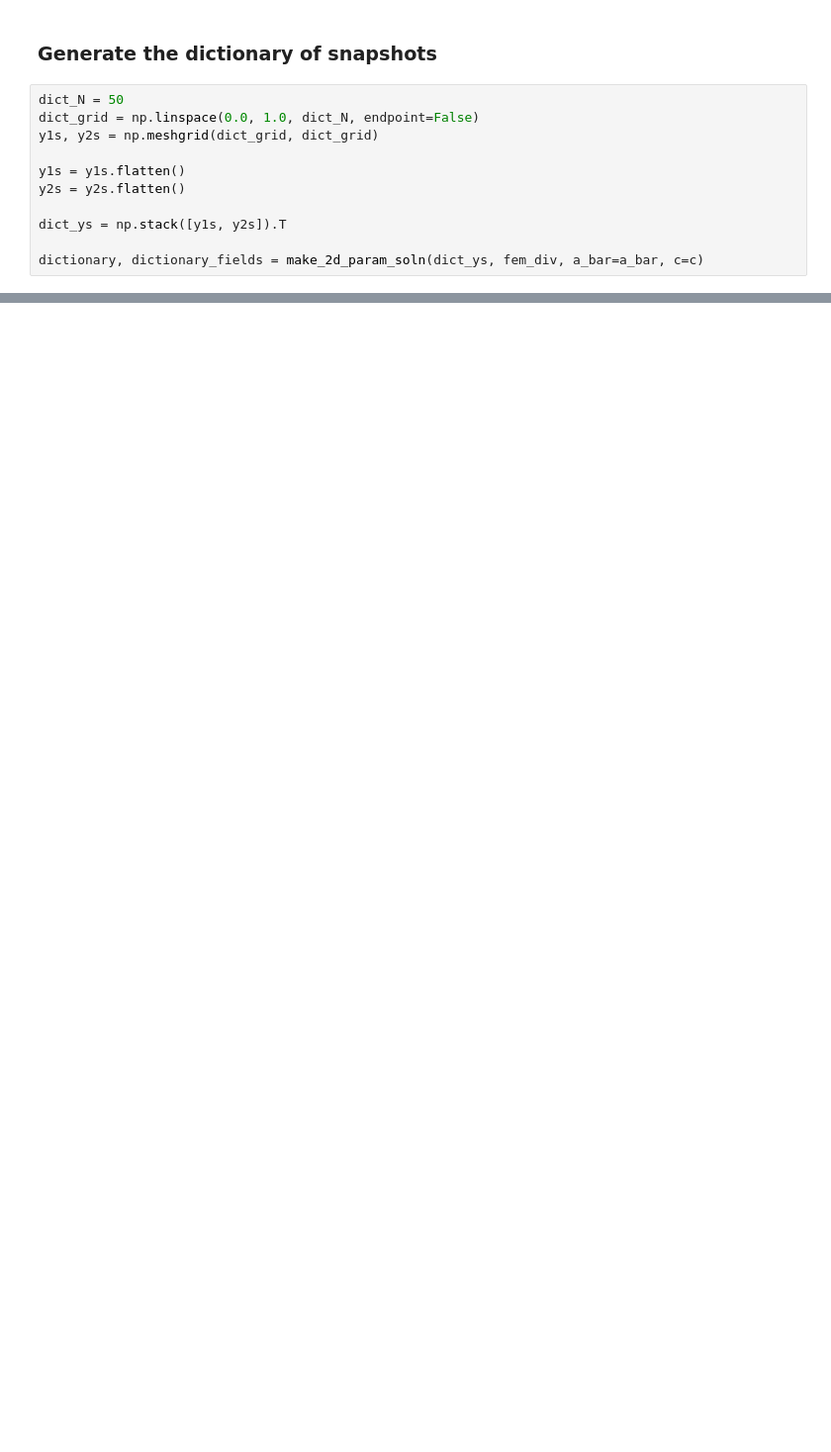
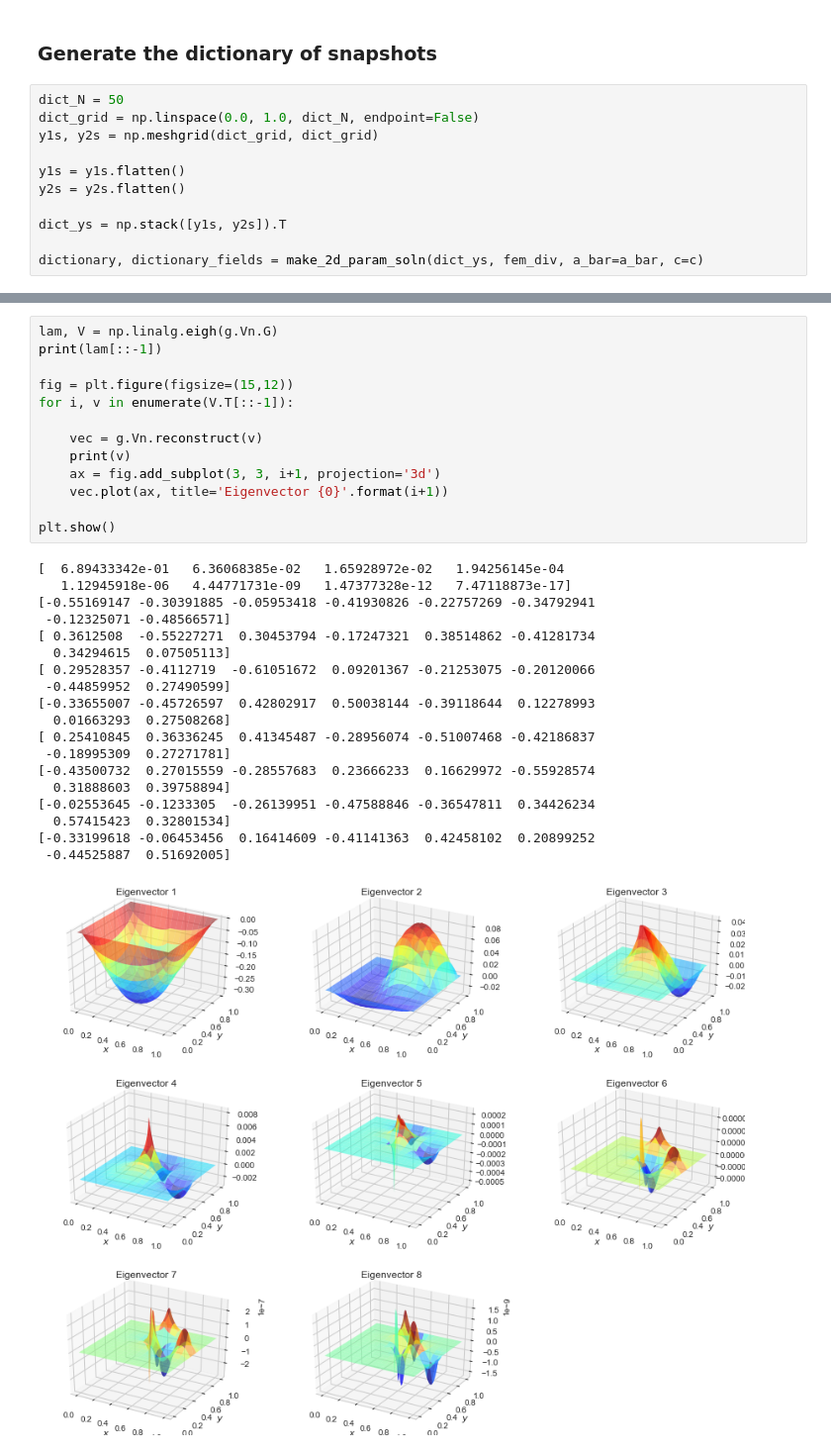
Before and after one commit to james-nichols/pyApproxTools, a Jupyter notebook: notebooks/greedy_Vn/04_greedy_2d_manifold_L_shaped.ipynb, the cells around one changed output, grey strips where cells are left out. Shown at 99% size. Cells and saved outputs as stored; diff of their text form; blank space fills up the shorter version.

```diff
--- a/notebooks/greedy_Vn/04_greedy_2d_manifold_L_shaped.ipynb
+++ b/notebooks/greedy_Vn/04_greedy_2d_manifold_L_shaped.ipynb
@@ -297,0 +227,33 @@ plt.show()
+# %%
+lam, V = np.linalg.eigh(g.Vn.G)
+print(lam[::-1])
+
+fig = plt.figure(figsize=(15,12))
+for i, v in enumerate(V.T[::-1]):
+
+    vec = g.Vn.reconstruct(v)
+    print(v)
+    ax = fig.add_subplot(3, 3, i+1, projection='3d')
+    vec.plot(ax, title='Eigenvector {0}'.format(i+1))
+
+plt.show()
+# %% [output]
+[  6.89433342e-01   6.36068385e-02   1.65928972e-02   1.94256145e-04
+   1.12945918e-06   4.44771731e-09   1.47377328e-12   7.47118873e-17]
+[-0.55169147 -0.30391885 -0.05953418 -0.41930826 -0.22757269 -0.34792941
+ -0.12325071 -0.48566571]
+[ 0.3612508  -0.55227271  0.30453794 -0.17247321  0.38514862 -0.41281734
+  0.34294615  0.07505113]
+[ 0.29528357 -0.4112719  -0.61051672  0.09201367 -0.21253075 -0.20120066
+ -0.44859952  0.27490599]
+[-0.33655007 -0.45726597  0.42802917  0.50038144 -0.39118644  0.12278993
+  0.01663293  0.27508268]
+[ 0.25410845  0.36336245  0.41345487 -0.28956074 -0.51007468 -0.42186837
+ -0.18995309  0.27271781]
+[-0.43500732  0.27015559 -0.28557683  0.23666233  0.16629972 -0.55928574
+  0.31888603  0.39758894]
+[-0.02553645 -0.1233305  -0.26139951 -0.47588846 -0.36547811  0.34426234
+  0.57415423  0.32801534]
+[-0.33199618 -0.06453456  0.16414609 -0.41141363  0.42458102  0.20899252
+ -0.44525887  0.51692005]
+[figure, added]
```
Also changed, not shown: parts of 13 cells of this notebook.
